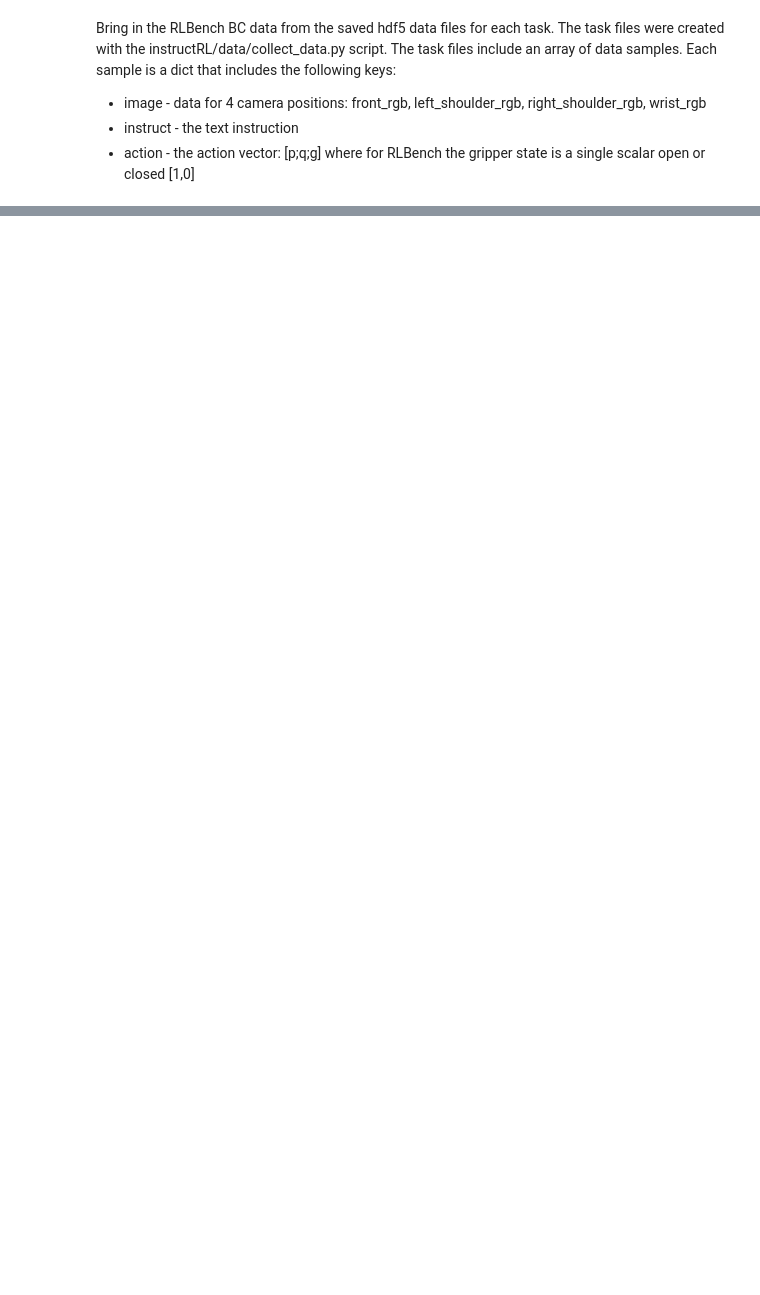
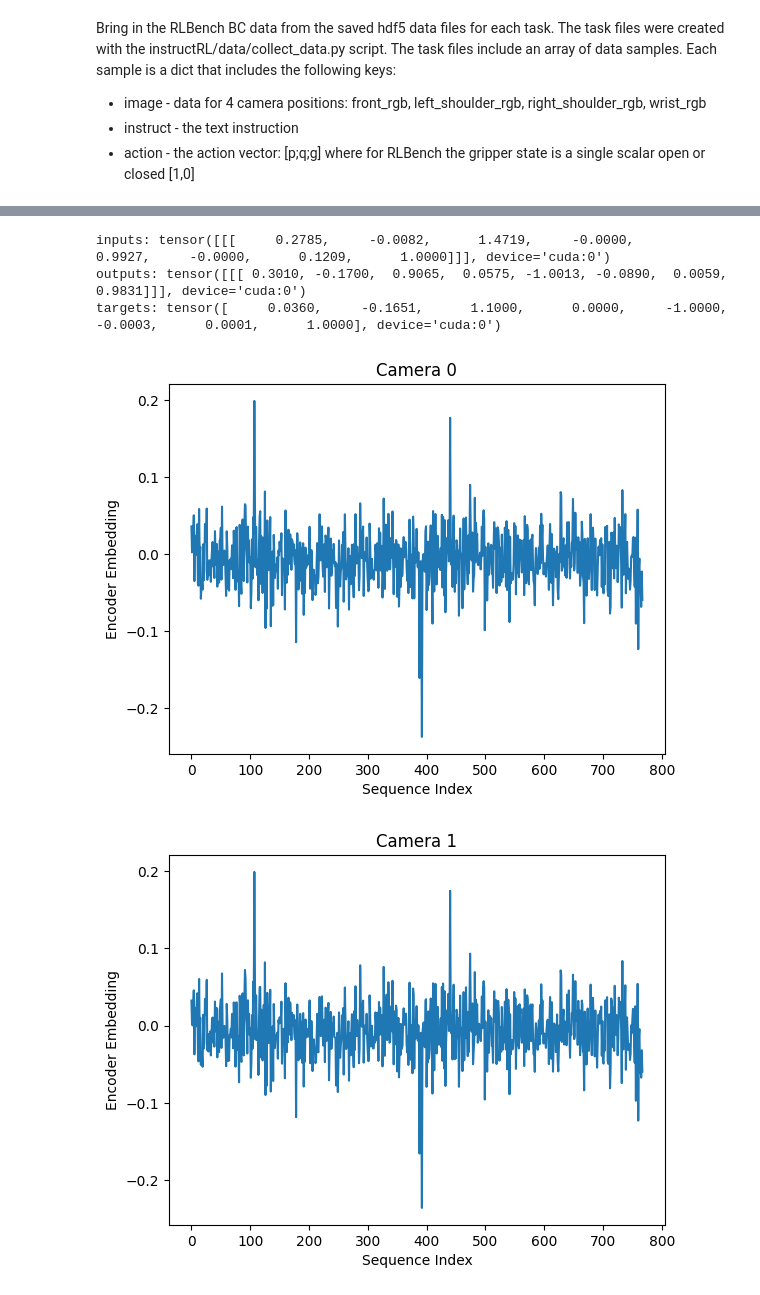
Before and after one commit to levi-kennedy/flava-action-xformer, a Jupyter notebook: main.ipynb, the cells around one changed output, grey strips where cells are left out. Saved outputs shown, nothing was run; the diff lists cells and outputs as text; code cells hidden in the pictures; blank space fills up the shorter version.

```diff
--- a/main.ipynb
+++ b/main.ipynb
@@ -381,0 +371,52 @@ plt.show()
+# %%
+task_name = "reach_target"
+# Load the training dataset and create a PyTorch DataLoader object.
+viz_dataset = RLBenchDataset(
+    update=None,
+    dataset_name=task_name,
+    start_offset_ratio=None,
+    split="train",
+)
+viz_loader = torch.utils.data.DataLoader(
+    dataset=train_dataset,
+    batch_size=1,
+    shuffle=True,
+    num_workers=0)
+# %%
+# display the output of specific training data results compared to targets
+model.eval()  # turn on evaluation mode
+with torch.no_grad():
+    (batch, targets) = next(iter(viz_loader))
+    encoder_embeddings = batch['encoder_emb'].cuda()
+    action_inputs = batch['action'].cuda()
+    targets = torch.squeeze(targets).cuda()
+    outputs = model(actions=action_inputs, memory=encoder_embeddings)
+    # # print the output and target values side by side to compare
+    print(f"inputs: {action_inputs}")
+    print(f"outputs: {outputs}")
+    print(f"targets: {targets}")
+# batch_val_loss = loss_fn(outputs, targets)
+
+# Compute the mean of the encoder embeddings for each camera view
+encoder_embeddings = encoder_embeddings.mean(dim=-2)
+# Normalize the mean embeddings
+encoder_embeddings = F.normalize(encoder_embeddings, p=2, dim=-1)
+# Squeeze out the batch dimension
+encoder_embeddings = encoder_embeddings.squeeze()
+# plot each camera vector as a line on separate plots side by side
+for i in range(encoder_embeddings.shape[0]):
+    plt.plot(encoder_embeddings[i,:].cpu().numpy())
+    plt.xlabel('Sequence Index')
+    plt.ylabel('Encoder Embedding')
+    plt.title(f"Camera {i}")
+    plt.show()
+# plot the kernel matrix of the inner product between the encoder embeddings for each camera view as a heatmap with a colorbar
+plt.imshow(torch.mm(encoder_embeddings, encoder_embeddings.T).cpu().numpy())
+plt.colorbar()
+plt.show()
+# %% [output]
+inputs: tensor([[[     0.2785,     -0.0082,      1.4719,     -0.0000,      0.9927,     -0.0000,      0.1209,      1.0000]]], device='cuda:0')
+outputs: tensor([[[ 0.3010, -0.1700,  0.9065,  0.0575, -1.0013, -0.0890,  0.0059,  0.9831]]], device='cuda:0')
+targets: tensor([     0.0360,     -0.1651,      1.1000,      0.0000,     -1.0000,     -0.0003,      0.0001,      1.0000], device='cuda:0')
+[figure, added]
+[figure, added]
```
Also changed, not shown: parts of 20 cells of this notebook, 3 other files.
